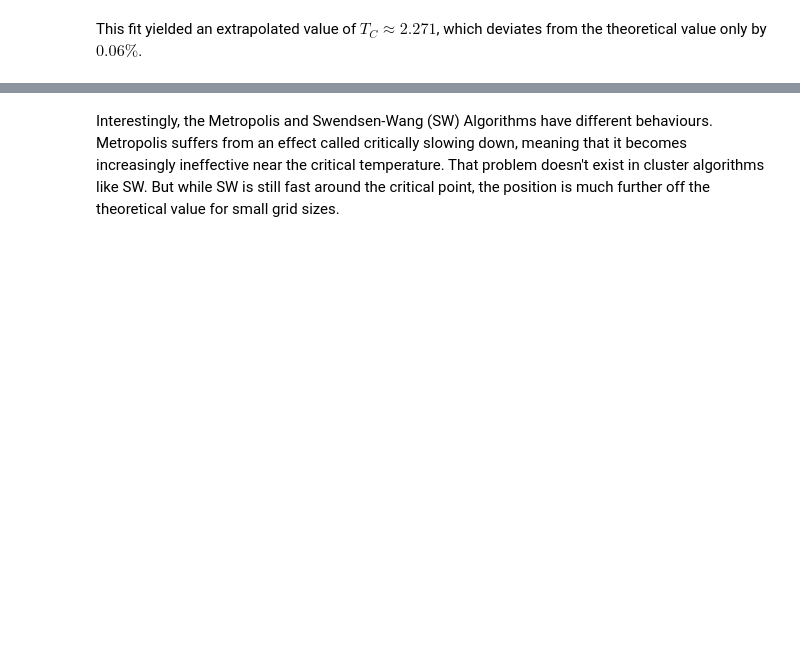
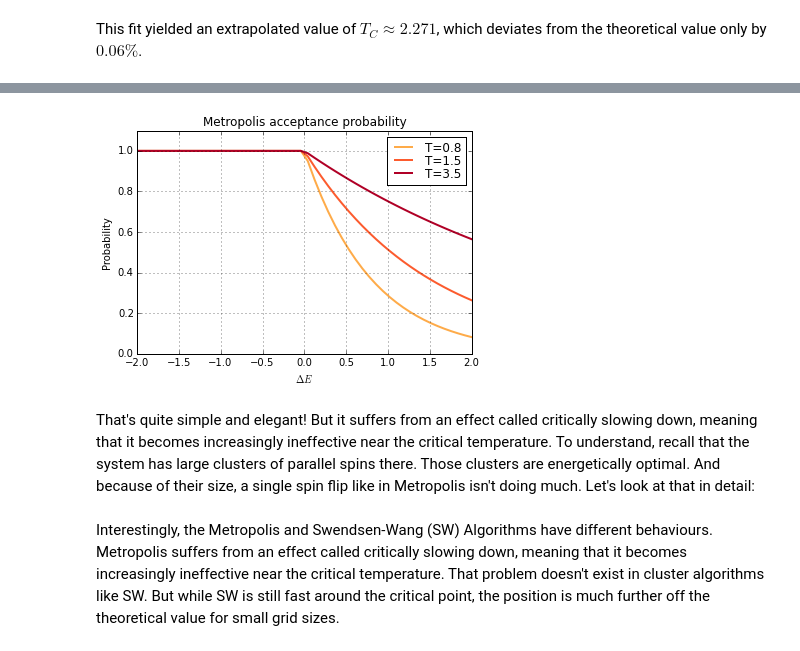
Before and after one commit to s9w/magneto, a Jupyter notebook: usage.ipynb, the cells around one changed output, grey strips where cells are left out. Saved outputs shown, nothing was run; the diff lists cells and outputs as text; code cells hidden in the pictures; blank space fills up the shorter version.

```diff
--- a/usage.ipynb
+++ b/usage.ipynb
@@ -263,3 +271,14 @@ This fit yielded an extrapolated value of $T_C\approx 2.271$, which deviates fro
+# %%
+ax = plt.subplot(xlabel="$\Delta E$", ylabel="Probability", ylim=(0,1.1), title="Metropolis acceptance probability")
+dE = np.linspace(-2, 2)
+
+for i, T in enumerate([0.8, 1.5, 3.5]):
+    ax.plot(dE, np.minimum(1, np.exp(-dE/T)), "-", label="T={}".format(T), color=colors3[i])
+ax.legend();
+# %% [output]
+[figure, added]
+# %% [markdown]
+That's quite simple and elegant! But it suffers from an effect called critically slowing down, meaning that it becomes increasingly ineffective near the critical temperature. To understand, recall that the system has large clusters of parallel spins there. Those clusters are energetically optimal. And because of their size, a single spin flip like in Metropolis isn't doing much. Let's look at that in detail:
 # %% [markdown]
 Interestingly, the Metropolis and Swendsen-Wang (SW) Algorithms have different behaviours. Metropolis suffers from an effect called critically slowing down, meaning that it becomes increasingly ineffective near the critical temperature. That problem doesn't exist in cluster algorithms like SW. But while SW is still fast around the critical point, the position is much further off the theoretical value for small grid sizes.
 # %%
```
Also changed, not shown: parts of 18 cells of this notebook, 6 other files.
